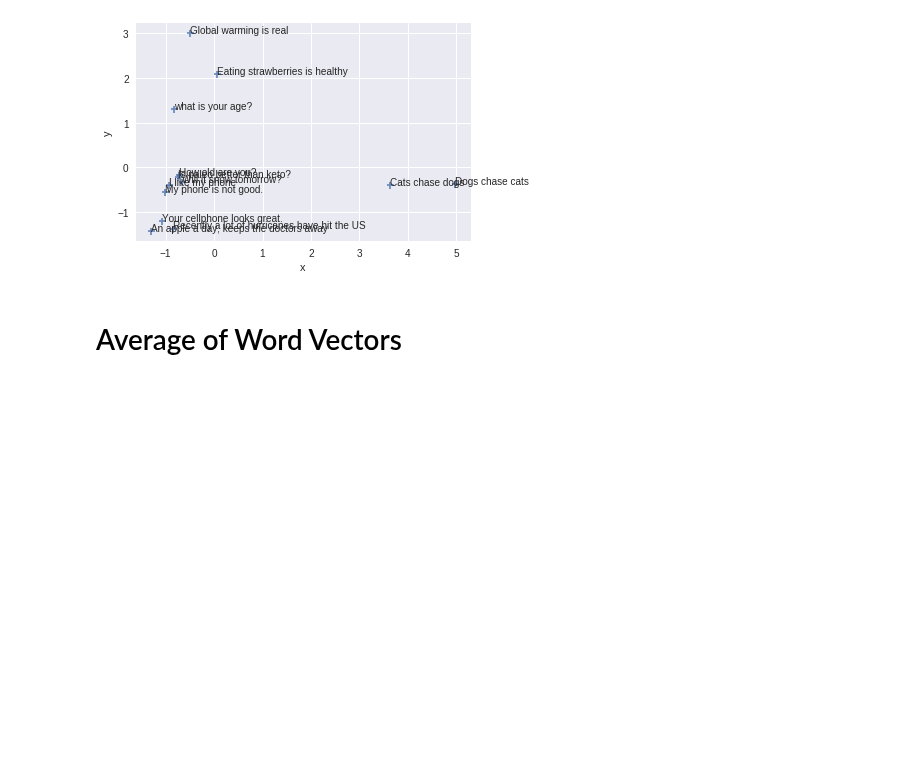
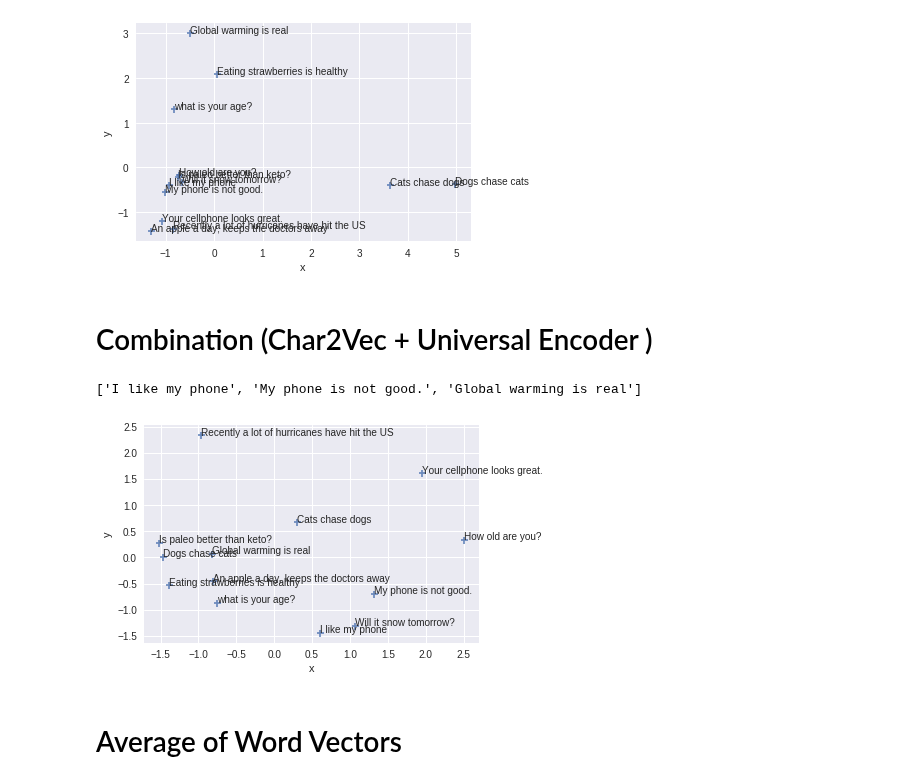
Before and after one commit to mohammedterry/NLP_for_ML, a Jupyter notebook: Sentence_Embeddings.ipynb, the cells around one changed output. Cells and saved outputs as stored; diff of their text form; code cells hidden in the pictures; blank space fills up the shorter version.

```diff
--- a/Sentence_Embeddings.ipynb
+++ b/Sentence_Embeddings.ipynb
@@ -197,6 +200,24 @@ most_similar(sentence_bert("i like my cell phone", bert), bert_vectors)
 plot_sentences(example_sentences, bert_vectors)
 # %% [output]
 [figure]
+# %% [markdown]
+# Combination (Char2Vec + Universal Encoder )
+# %%
+import numpy as np
+
+def combine(vectors):
+  return np.concatenate(vectors)
+# %%
+combo_vectors = [combine([a,b]) for a,b in zip(c2v_vectors, uni_vectors)]
+# %%
+test_sentence = "i like my cell phone"
+most_similar(combine([char2vec([test_sentence])[0],universal_sentence([test_sentence])[0]]), combo_vectors)
+# %% [output]
+['I like my phone', 'My phone is not good.', 'Global warming is real']
+# %%
+plot_sentences(example_sentences, combo_vectors)
+# %% [output]
+[figure, added]
 # %% [markdown]
 # Average of Word Vectors
 # %%
```
Also changed, not shown: parts of 3 cells of this notebook.
